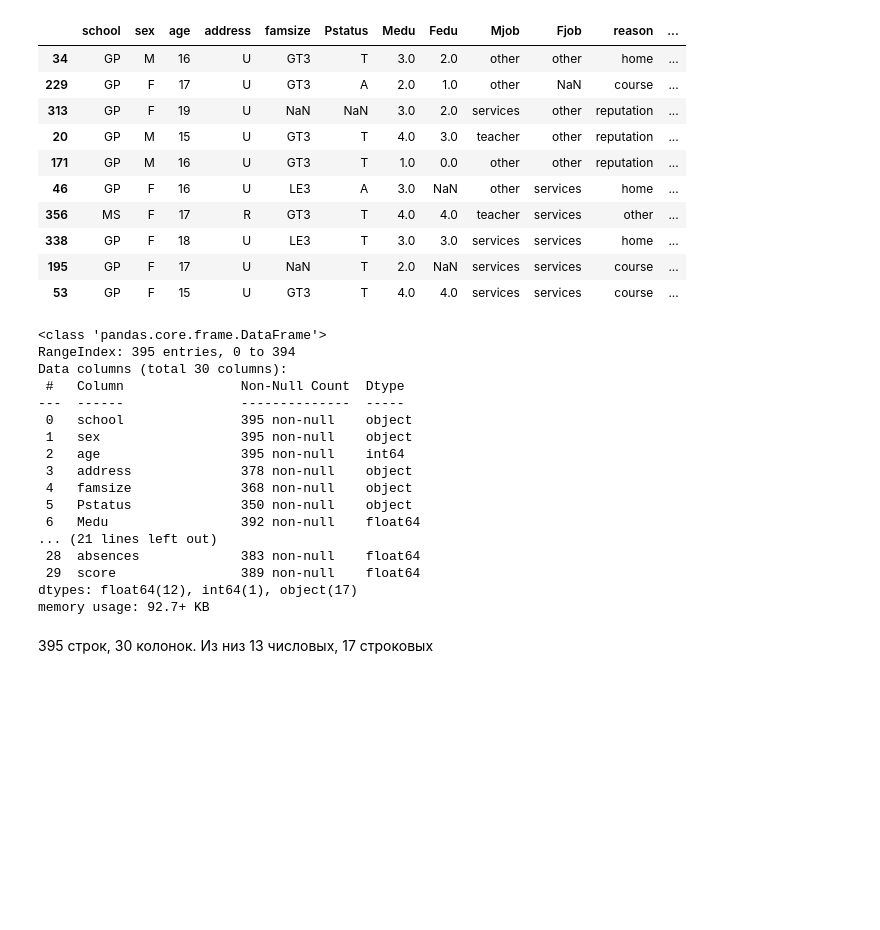
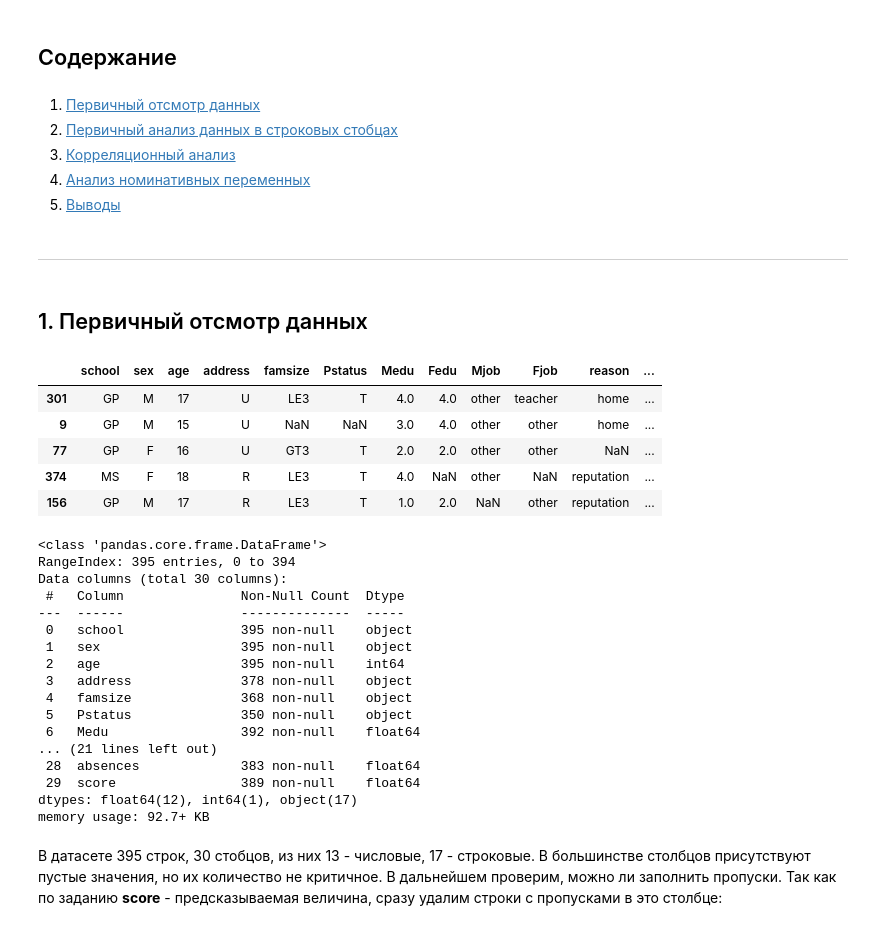
Before and after one commit to Chedered/SkillFactory, a Jupyter notebook: DS/module-2/EDA.ipynb, the cells around one changed output. Cells and saved outputs as stored; diff of their text form; code cells hidden in the pictures; blank space fills up the shorter version.

```diff
--- a/DS/module-2/EDA.ipynb
+++ b/DS/module-2/EDA.ipynb
@@ -9,37 +24,24 @@ import numpy as np
 pd.set_option('display.max_rows', 50) # показывать больше строк
 pd.set_option('display.max_columns', 50) # показывать больше колонок
 students = pd.read_csv('stud_math.csv')
+# %% [markdown]
+## Содержание
+# %% [markdown]
+1. [Первичный отсмотр данных](#1)
+2. [Первичный анализ данных в строковых стобцах](#2)
+3. [Корреляционный анализ](#3)
+4. [Анализ номинативных переменных](#4)
+5. [Выводы](#5)
+# %% [markdown]
+***
+# %% [markdown]
+## 1. Первичный отсмотр данных<a name="1"></a>
 # %%
-display(students.sample(10))
-students.info()
+display(students.sample(5))
 # %% [output]
 |  | school | sex | age | address | famsize | Pstatus | Medu | Fedu | Mjob | Fjob | reason | ... |
-| 34 | GP | M | 16 | U | GT3 | T | 3.0 | 2.0 | other | other | home | ... |
-| 229 | GP | F | 17 | U | GT3 | A | 2.0 | 1.0 | other | NaN | course | ... |
-| 313 | GP | F | 19 | U | NaN | NaN | 3.0 | 2.0 | services | other | reputation | ... |
-| 20 | GP | M | 15 | U | GT3 | T | 4.0 | 3.0 | teacher | other | reputation | ... |
-| 171 | GP | M | 16 | U | GT3 | T | 1.0 | 0.0 | other | other | reputation | ... |
-| 46 | GP | F | 16 | U | LE3 | A | 3.0 | NaN | other | services | home | ... |
-| 356 | MS | F | 17 | R | GT3 | T | 4.0 | 4.0 | teacher | services | other | ... |
-| 338 | GP | F | 18 | U | LE3 | T | 3.0 | 3.0 | services | services | home | ... |
-| 195 | GP | F | 17 | U | NaN | T | 2.0 | NaN | services | services | course | ... |
-| 53 | GP | F | 15 | U | GT3 | T | 4.0 | 4.0 | services | services | course | ... |
+| 301 | GP | M | 17 | U | LE3 | T | 4.0 | 4.0 | other | teacher | home | ... |
+| 9 | GP | M | 15 | U | NaN | NaN | 3.0 | 4.0 | other | other | home | ... |
+| 77 | GP | F | 16 | U | GT3 | T | 2.0 | 2.0 | other | other | NaN | ... |
+| 374 | MS | F | 18 | R | LE3 | T | 4.0 | NaN | other | NaN | reputation | ... |
+| 156 | GP | M | 17 | R | LE3 | T | 1.0 | 2.0 | NaN | other | reputation | ... |
-<class 'pandas.core.frame.DataFrame'>
-RangeIndex: 395 entries, 0 to 394
-Data columns (total 30 columns):
- #   Column               Non-Null Count  Dtype
----  ------               --------------  -----
- 0   school               395 non-null    object
- 1   sex                  395 non-null    object
- 2   age                  395 non-null    int64
- 3   address              378 non-null    object
- 4   famsize              368 non-null    object
- 5   Pstatus              350 non-null    object
- 6   Medu                 392 non-null    float64
-... (21 lines left out)
- 28  absences             383 non-null    float64
- 29  score                389 non-null    float64
-dtypes: float64(12), int64(1), object(17)
-memory usage: 92.7+ KB
-# %% [markdown]
-395 строк, 30 колонок. Из низ 13 числовых, 17 строковых
@@ -56,0 +48,22 @@ def first_look(col, boundaries=None):
+# %%
+students.info()
+# %% [output]
+<class 'pandas.core.frame.DataFrame'>
+RangeIndex: 395 entries, 0 to 394
+Data columns (total 30 columns):
+ #   Column               Non-Null Count  Dtype
+---  ------               --------------  -----
+ 0   school               395 non-null    object
+ 1   sex                  395 non-null    object
+ 2   age                  395 non-null    int64
+ 3   address              378 non-null    object
+ 4   famsize              368 non-null    object
+ 5   Pstatus              350 non-null    object
+ 6   Medu                 392 non-null    float64
+... (21 lines left out)
+ 28  absences             383 non-null    float64
+ 29  score                389 non-null    float64
+dtypes: float64(12), int64(1), object(17)
+memory usage: 92.7+ KB
+# %% [markdown]
+В датасете 395 строк, 30 стобцов, из них 13 - числовые, 17 - строковые. В большинстве столбцов присутствуют пустые значения, но их количество не критичное. В дальнейшем проверим, можно ли заполнить пропуски. Так как по заданию __score__ - предсказываемая величина, сразу удалим строки с пропусками в это столбце:
```
Also changed, not shown: parts of 53 cells of this notebook, 2 other files.
